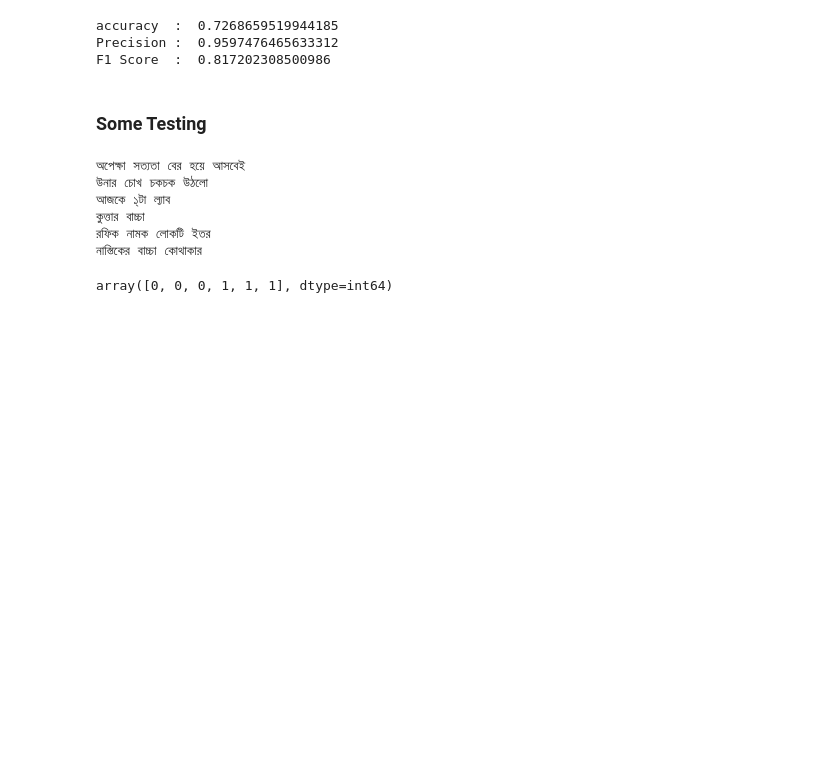
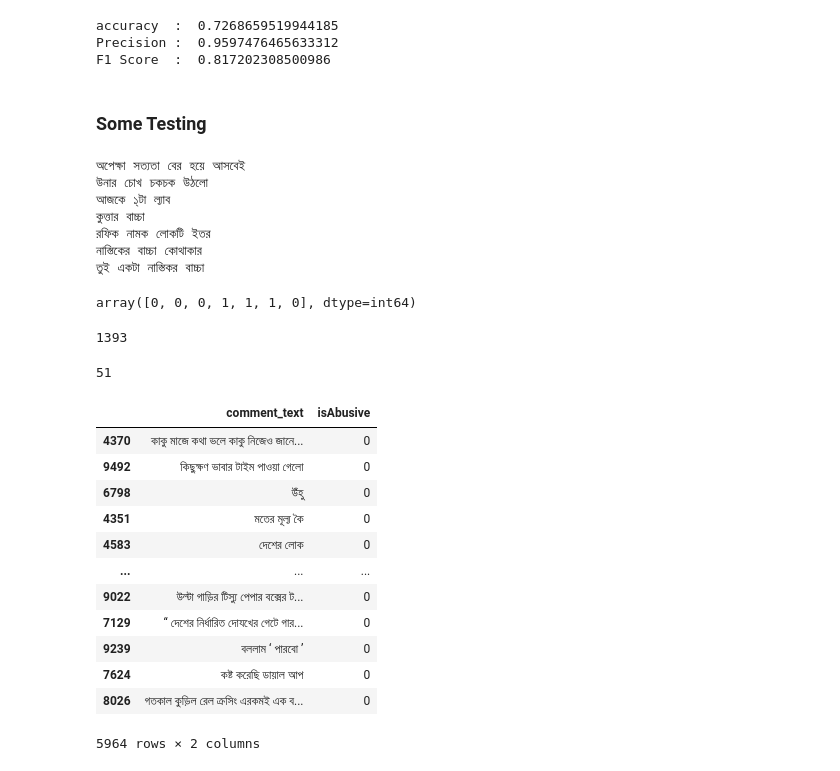
Before and after one commit to Shahriar1212/Pattern-Recognation-Project, a Jupyter notebook: pattern_svc.ipynb, the cells around one changed output. Saved outputs shown, nothing was run; the diff lists cells and outputs as text; code cells hidden in the pictures; blank space fills up the shorter version.

```diff
--- a/pattern_svc.ipynb
+++ b/pattern_svc.ipynb
@@ -255,7 +255,7 @@ text = [
     'কুত্তার বাচ্চা',
     'রফিক নামক লোকটি ইতর',
     'নাস্তিকের বাচ্চা কোথাকার',
-
+    'তুই একটা নাস্তিকর বাচ্চা'
 ]
 
 preprocessed_text = []
@@ -274,4 +274,5 @@ model.predict(text_count)
 কুত্তার বাচ্চা
 রফিক নামক লোকটি ইতর
 নাস্তিকের বাচ্চা কোথাকার
+তুই একটা নাস্তিকর বাচ্চা
-array([0, 0, 0, 1, 1, 1], dtype=int64)
+array([0, 0, 0, 1, 1, 1, 0], dtype=int64)
@@ -277,0 +284,24 @@ array([0, 0, 0, 1, 1, 1], dtype=int64)
+# %%
+len(X_test_count.toarray()[0])
+# %% [output]
+1393
+# %%
+len(X_test[0])
+# %% [output]
+51
+# %%
+df[df['isAbusive'] == 0][['comment_text', 'isAbusive']]
+# %% [output]
+|  | comment_text | isAbusive |
+| 4370 | কাকু মাজে কথা ভলে কাকু নিজেও জানে... | 0 |
+| 9492 | কিছুক্ষণ ভাবার টাইম পাওয়া গেলো | 0 |
+| 6798 | উঁহু | 0 |
+| 4351 | মতের মূল্য কৈ | 0 |
+| 4583 | দেশের লোক | 0 |
+| ... | ... | ... |
+| 9022 | উল্টা গাড়ির টিস্যু পেপার বক্সের ট... | 0 |
+| 7129 | “ দেশের নির্ধারিত দোযখের গেটে গার... | 0 |
+| 9239 | বললাম ‘ পারবো ’ | 0 |
+| 7624 | কষ্ট করেছি ডায়াল আপ | 0 |
+| 8026 | গতকাল কুড়িল রেল ক্রসিং এরকমই এক ব... | 0 |
+5964 rows × 2 columns
```
Also changed, not shown: parts of 4 cells of this notebook.
